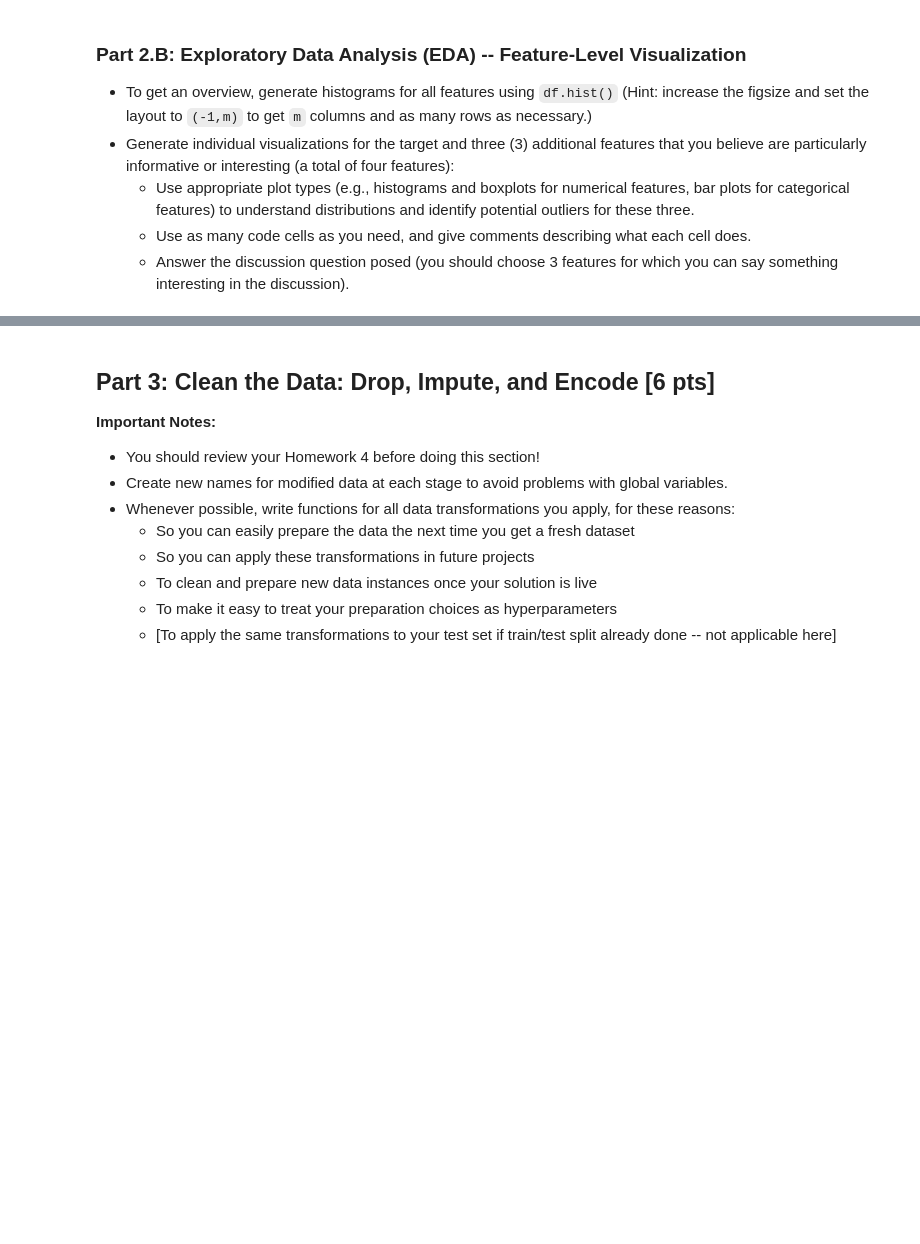
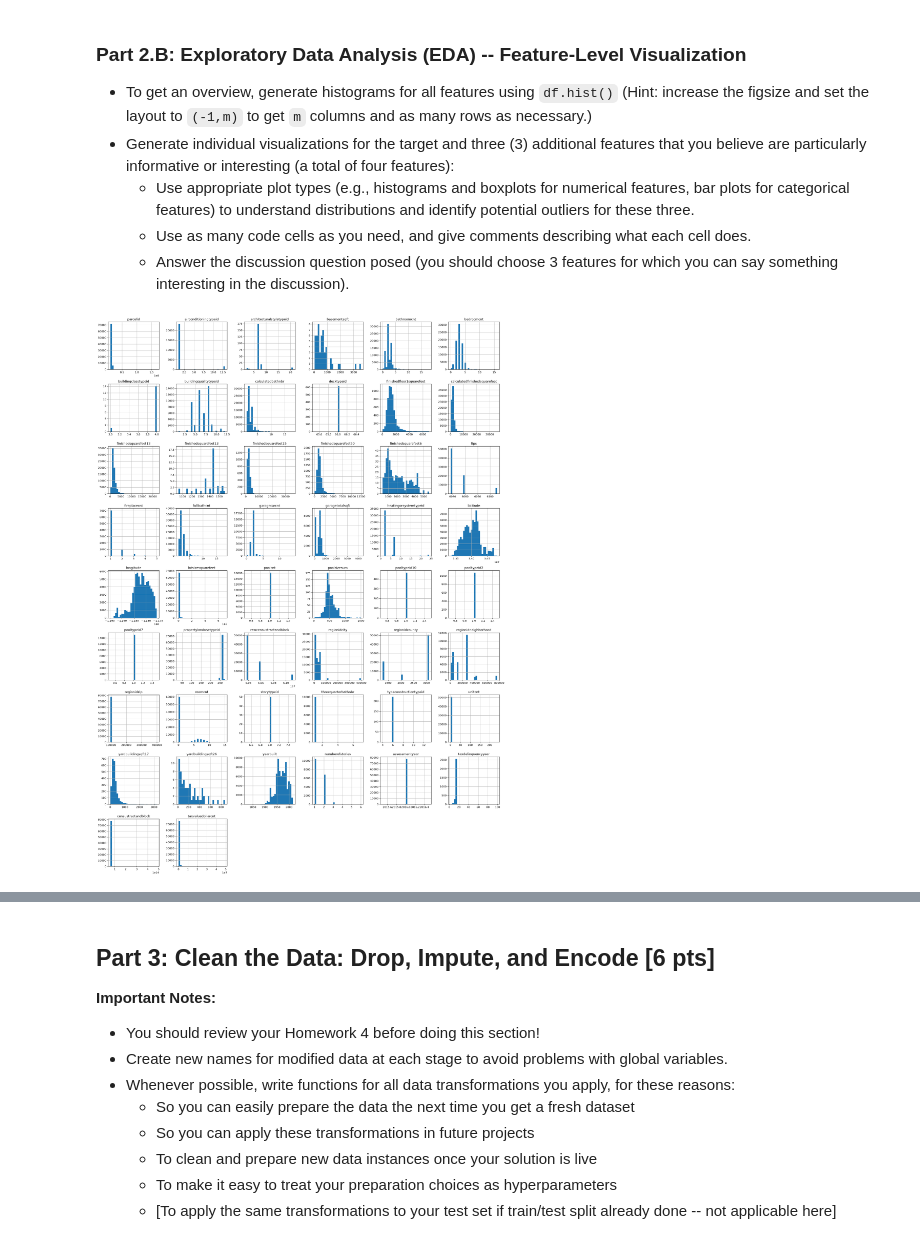
Before and after one commit to stefaniekenyon/bu-dx603-milestone-01, a Jupyter notebook: Milestone_01.ipynb, the cells around one changed output, grey strips where cells are left out. Drawn from its saved outputs; the diff is of its cells as text; code cells hidden in the pictures; blank space fills up the shorter version.

```diff
--- a/Milestone_01.ipynb
+++ b/Milestone_01.ipynb
@@ -177,0 +160,6 @@ Answer the following questions. You may wish to examine Appendix 3 before starti
+# %%
+# Load the dataset into a DataFrame
+df = pd.read_csv('zillow_dataset.csv')
+
+# Preview the first few rows to see what the raw data looks like
+df.head()
@@ -183,3 +268,10 @@ Answer the following questions. You may wish to examine Appendix 3 before starti
     - Use appropriate plot types (e.g., histograms and boxplots for numerical features, bar plots for categorical features) to understand distributions and identify potential outliers for these three.
     - Use as many code cells as you need, and give comments describing what each cell does.
     - Answer the discussion question posed (you should choose 3 features for which you can say something interesting in the discussion).
+# %%
+# Overview of every numeric feature's distribution using df.hist().
+df.hist(figsize=(22, 30), layout=(-1, 6), bins=30)
+plt.tight_layout()
+plt.show()
+# %% [output]
+[figure, added]
```
Also changed, not shown: parts of 23 cells of this notebook.
